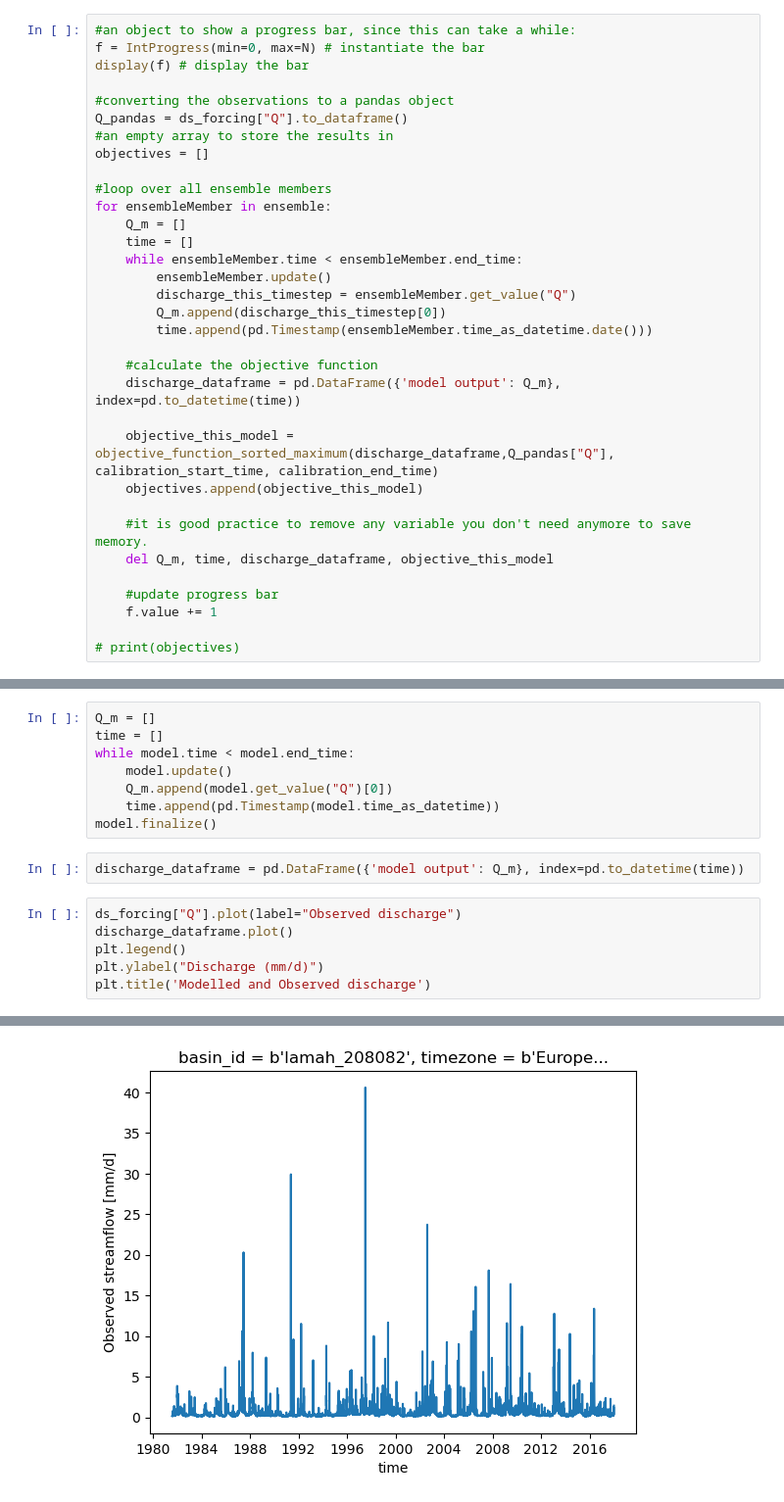
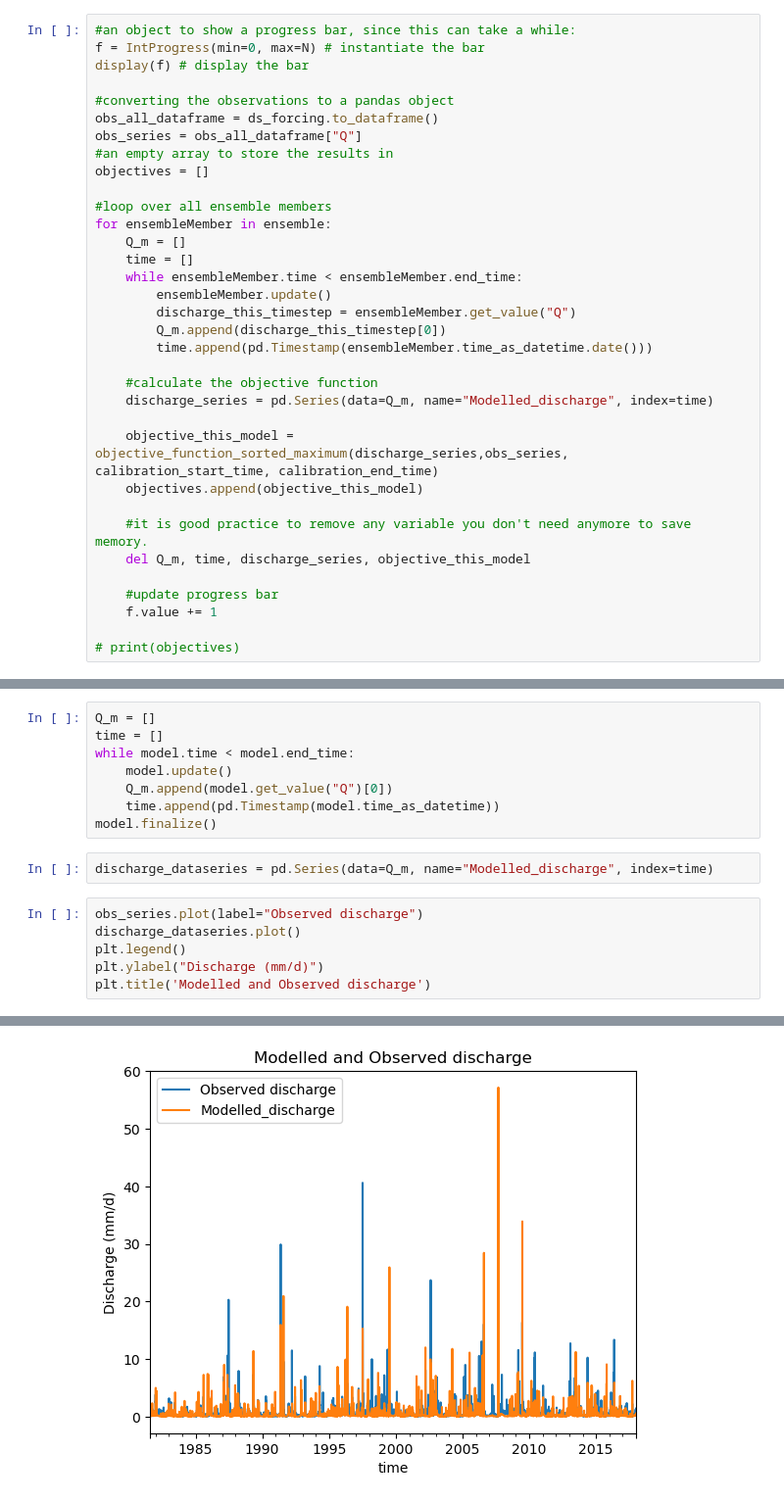
Before and after one commit to ThirzavanEsch/BEPproject, a Jupyter notebook: book/CalibrationMaximums.ipynb, the cells around one changed output, grey strips where cells are left out. Shown at 98% size. Cells and saved outputs as stored; diff of their text form.

```diff
--- a/book/CalibrationMaximums.ipynb
+++ b/book/CalibrationMaximums.ipynb
@@ -165,7 +184,8 @@ f = IntProgress(min=0, max=N) # instantiate the bar
 display(f) # display the bar
 
 #converting the observations to a pandas object
-Q_pandas = ds_forcing["Q"].to_dataframe()
+obs_all_dataframe = ds_forcing.to_dataframe()
+obs_series = obs_all_dataframe["Q"]
 #an empty array to store the results in
 objectives = []
 
@@ -180,13 +200,13 @@ for ensembleMember in ensemble:
         time.append(pd.Timestamp(ensembleMember.time_as_datetime.date()))
 
     #calculate the objective function
-    discharge_dataframe = pd.DataFrame({'model output': Q_m}, index=pd.to_datetime(time))
+    discharge_series = pd.Series(data=Q_m, name="Modelled_discharge", index=time)
 
-    objective_this_model = objective_function_sorted_maximum(discharge_dataframe,Q_pandas["Q"], calibration_start_time, calibration_end_time)
+    objective_this_model = objective_function_sorted_maximum(discharge_series,obs_series, calibration_start_time, calibration_end_time)
     objectives.append(objective_this_model)
 
     #it is good practice to remove any variable you don't need anymore to save memory.
-    del Q_m, time, discharge_dataframe, objective_this_model
+    del Q_m, time, discharge_series, objective_this_model
 
     #update progress bar
     f.value += 1
@@ -229,13 +251,13 @@ while model.time < model.end_time:
     time.append(pd.Timestamp(model.time_as_datetime))
 model.finalize()
 # %%
-discharge_dataframe = pd.DataFrame({'model output': Q_m}, index=pd.to_datetime(time))
+discharge_dataseries = pd.Series(data=Q_m, name="Modelled_discharge", index=time)
 # %%
-ds_forcing["Q"].plot(label="Observed discharge")
-discharge_dataframe.plot()
+obs_series.plot(label="Observed discharge")
+discharge_dataseries.plot()
 plt.legend()
 plt.ylabel("Discharge (mm/d)")
 plt.title('Modelled and Observed discharge')
 # %% [output]
 Text(0.5, 1.0, 'Modelled and Observed discharge')
-[figure, old version]
+[figure, new version]
```
Also changed, not shown: parts of 7 cells of this notebook.
